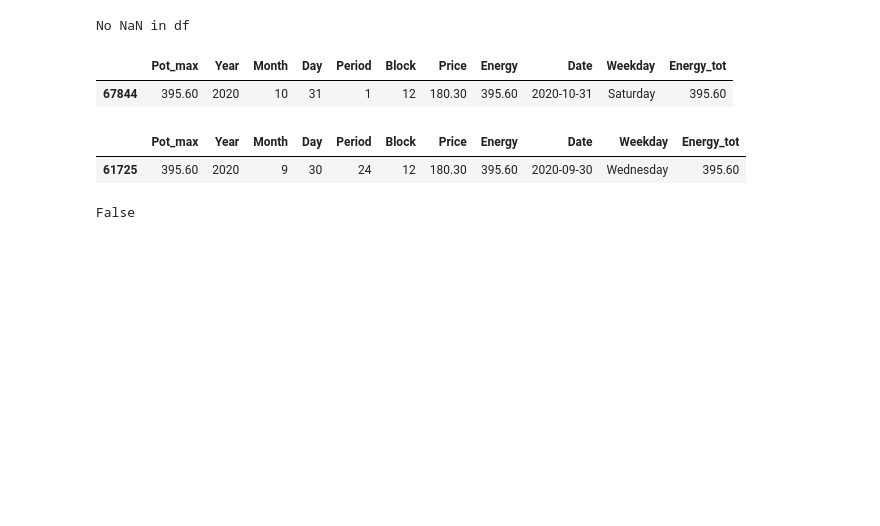
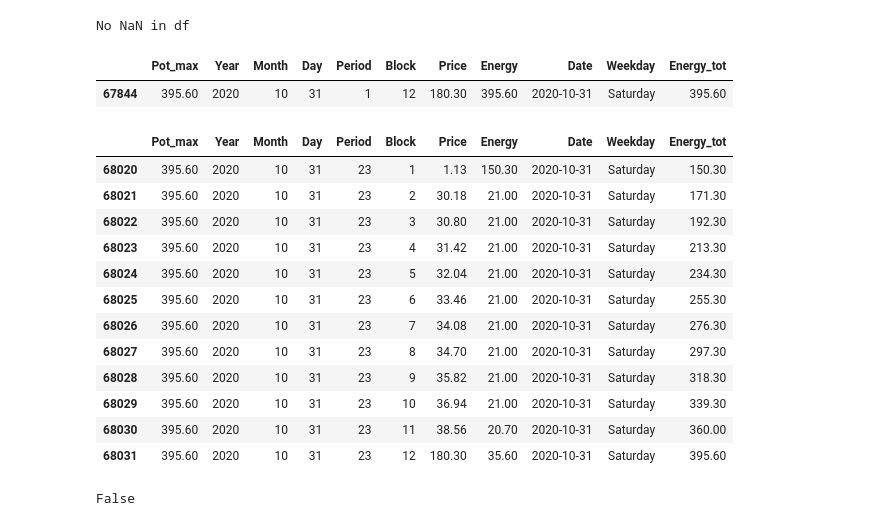
Before and after one commit to luisdelpozo/TFM, a Jupyter notebook: TFM_PALOS2_PredCurve_24hdays_dE_v2.ipynb, the cells around one changed output. Cells and saved outputs as stored; diff of their text form; code cells hidden in the pictures; blank space fills up the shorter version.

```diff
--- a/TFM_PALOS2_PredCurve_24hdays_dE_v2.ipynb
+++ b/TFM_PALOS2_PredCurve_24hdays_dE_v2.ipynb
@@ -262,10 +262,21 @@ data_date_hour_info(df_curve, '2020-10-31', 1)
 |  | Pot_max | Year | Month | Day | Period | Block | Price | Energy | Date | Weekday | Energy_tot |
 | 67844 | 395.60 | 2020 | 10 | 31 | 1 | 12 | 180.30 | 395.60 | 2020-10-31 | Saturday | 395.60 |
 # %%
-data_date_hour_info(df_curve,'2020-09-30',24)
+data_date_hour_info(df_curve,'2020-10-31',23)
 # %% [output]
 |  | Pot_max | Year | Month | Day | Period | Block | Price | Energy | Date | Weekday | Energy_tot |
-| 61725 | 395.60 | 2020 | 9 | 30 | 24 | 12 | 180.30 | 395.60 | 2020-09-30 | Wednesday | 395.60 |
+| 68020 | 395.60 | 2020 | 10 | 31 | 23 | 1 | 1.13 | 150.30 | 2020-10-31 | Saturday | 150.30 |
+| 68021 | 395.60 | 2020 | 10 | 31 | 23 | 2 | 30.18 | 21.00 | 2020-10-31 | Saturday | 171.30 |
+| 68022 | 395.60 | 2020 | 10 | 31 | 23 | 3 | 30.80 | 21.00 | 2020-10-31 | Saturday | 192.30 |
+| 68023 | 395.60 | 2020 | 10 | 31 | 23 | 4 | 31.42 | 21.00 | 2020-10-31 | Saturday | 213.30 |
+| 68024 | 395.60 | 2020 | 10 | 31 | 23 | 5 | 32.04 | 21.00 | 2020-10-31 | Saturday | 234.30 |
+| 68025 | 395.60 | 2020 | 10 | 31 | 23 | 6 | 33.46 | 21.00 | 2020-10-31 | Saturday | 255.30 |
+| 68026 | 395.60 | 2020 | 10 | 31 | 23 | 7 | 34.08 | 21.00 | 2020-10-31 | Saturday | 276.30 |
+| 68027 | 395.60 | 2020 | 10 | 31 | 23 | 8 | 34.70 | 21.00 | 2020-10-31 | Saturday | 297.30 |
+| 68028 | 395.60 | 2020 | 10 | 31 | 23 | 9 | 35.82 | 21.00 | 2020-10-31 | Saturday | 318.30 |
+| 68029 | 395.60 | 2020 | 10 | 31 | 23 | 10 | 36.94 | 21.00 | 2020-10-31 | Saturday | 339.30 |
+| 68030 | 395.60 | 2020 | 10 | 31 | 23 | 11 | 38.56 | 20.70 | 2020-10-31 | Saturday | 360.00 |
+| 68031 | 395.60 | 2020 | 10 | 31 | 23 | 12 | 180.30 | 35.60 | 2020-10-31 | Saturday | 395.60 |
 # %%
 #Checking that hour 23 and 24 are exactly the same for one day
 #A GENERAL CHECKING TO BE INCLUDED
```
Also changed, not shown: parts of 1 cell of this notebook, 3 other files.
